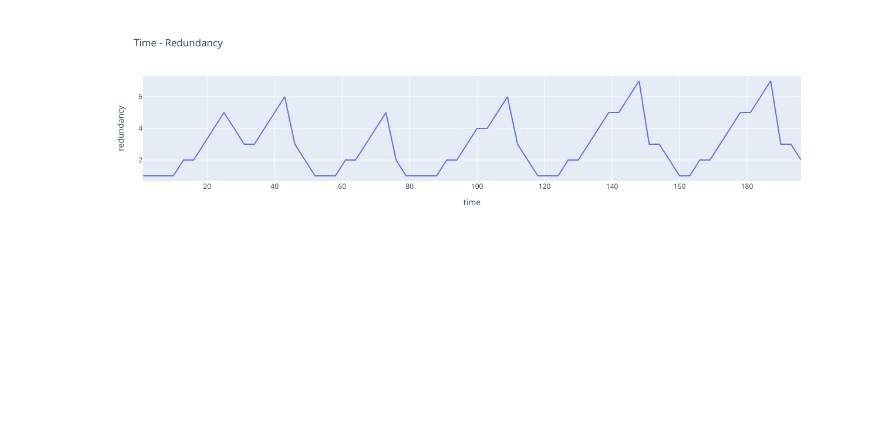
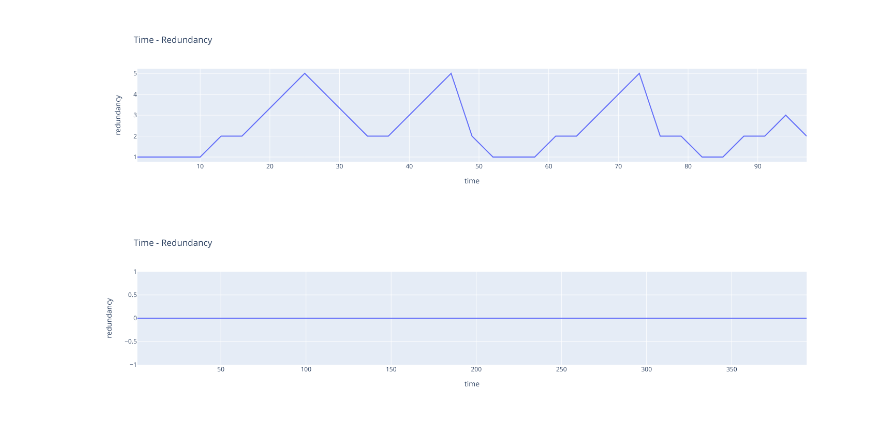
Before and after one commit to raffidil/arlnc, a Jupyter notebook: rlnc/Untitled.ipynb, the cells around one changed output. Drawn from its saved outputs; the diff is of its cells as text; code cells hidden in the pictures; blank space fills up the shorter version.

```diff
--- a/rlnc/Untitled.ipynb
+++ b/rlnc/Untitled.ipynb
@@ -5,7 +6,7 @@ import plotly.express as px
 # %%
 %%capture
 rlnc = BlockBasedRLNC(field_order=2**8, generation_size=16,
-                      packet_size=16, total_size=1024*64,
+                      packet_size=16, total_size=1024*32,
                       initial_redundancy=1, initial_window_size=1, exponential_loss_param=0.045);
 
 analytics_result = rlnc.run_simulation()
@@ -28,0 +30,10 @@ df
+# %%
+%%capture
+rlnc_constant_loss = BlockBasedRLNC(field_order=2**8, generation_size=16,
+                                    packet_size=16, total_size=1024*32,
+                                    initial_redundancy=0, initial_window_size=1, loss_rate=0.4, loss_mode="constant")
+
+analytics_result_constant_loss = rlnc_constant_loss.run_simulation()
+# %%
+df2 = analytics_result_constant_loss.get_analytics_data_frame()
+df2
@@ -29,8 +54,18 @@ df
 # %%
+# dfs = {"df1" : df, "df2": df2}
+# fig = go.Figure()
+# for i in dfs:
+#     fig = fig.add_trace(go.Scatter(x = dfs[i]["time"],
+#                                    y = dfs[i]["redundancy"],
+#                                    name = i))
+# fig.show()
 fig = px.line(df.query("type=='send'"), x="time", y="redundancy", title='Time - Redundancy')
 fig.show()
+fig = px.line(df2.query("type=='send'"), x="time", y="redundancy", title='Time - Redundancy')
+fig.show()
 # %% [output]
-[figure, old version]
+[figure, new version]
+[figure, added]
 # %%
 fig = px.line(df.query("type=='send'"), x="time", y="window size", title='Time - Window size')
 fig.show()
```
Also changed, not shown: parts of 7 cells of this notebook, 3 other files.
